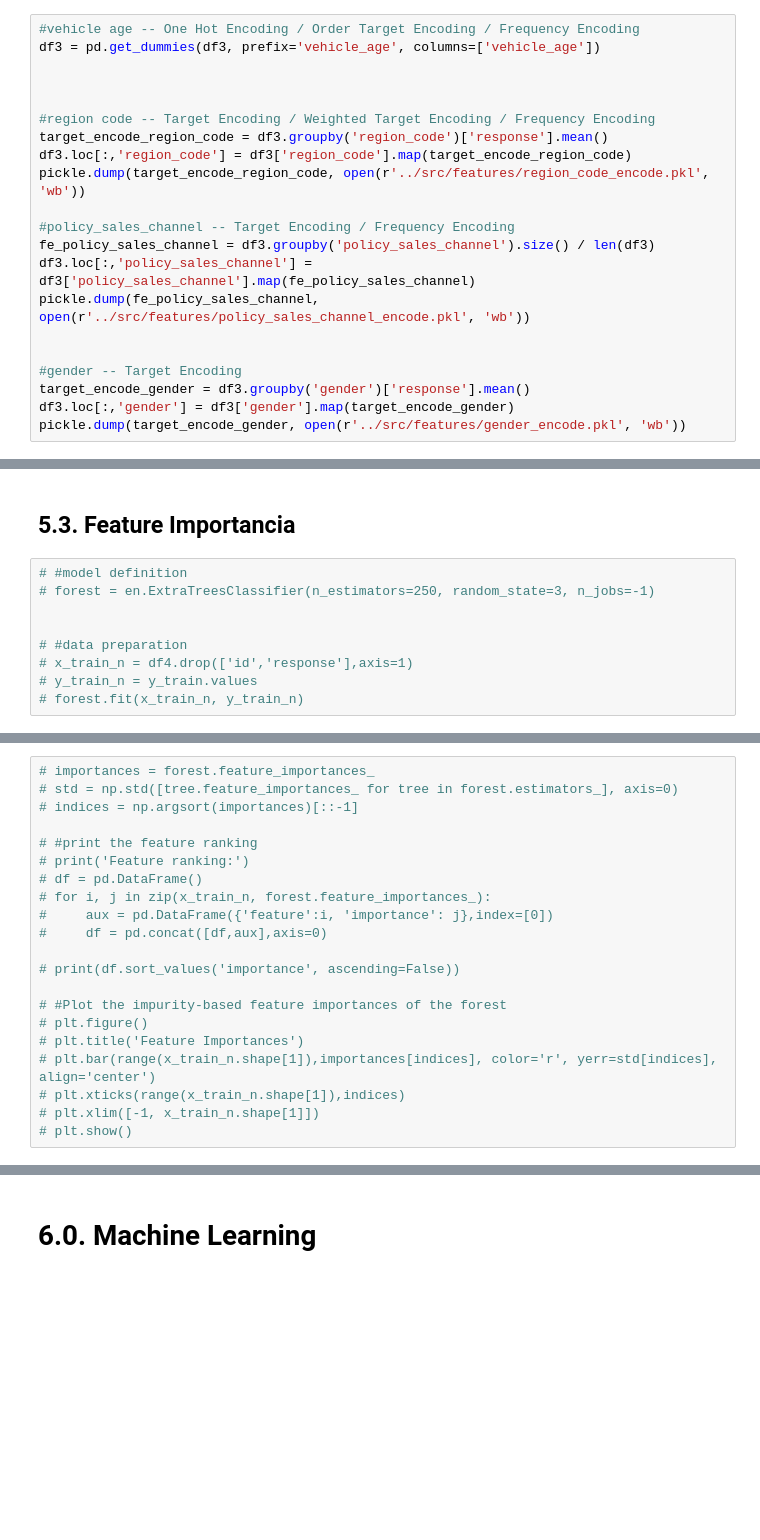
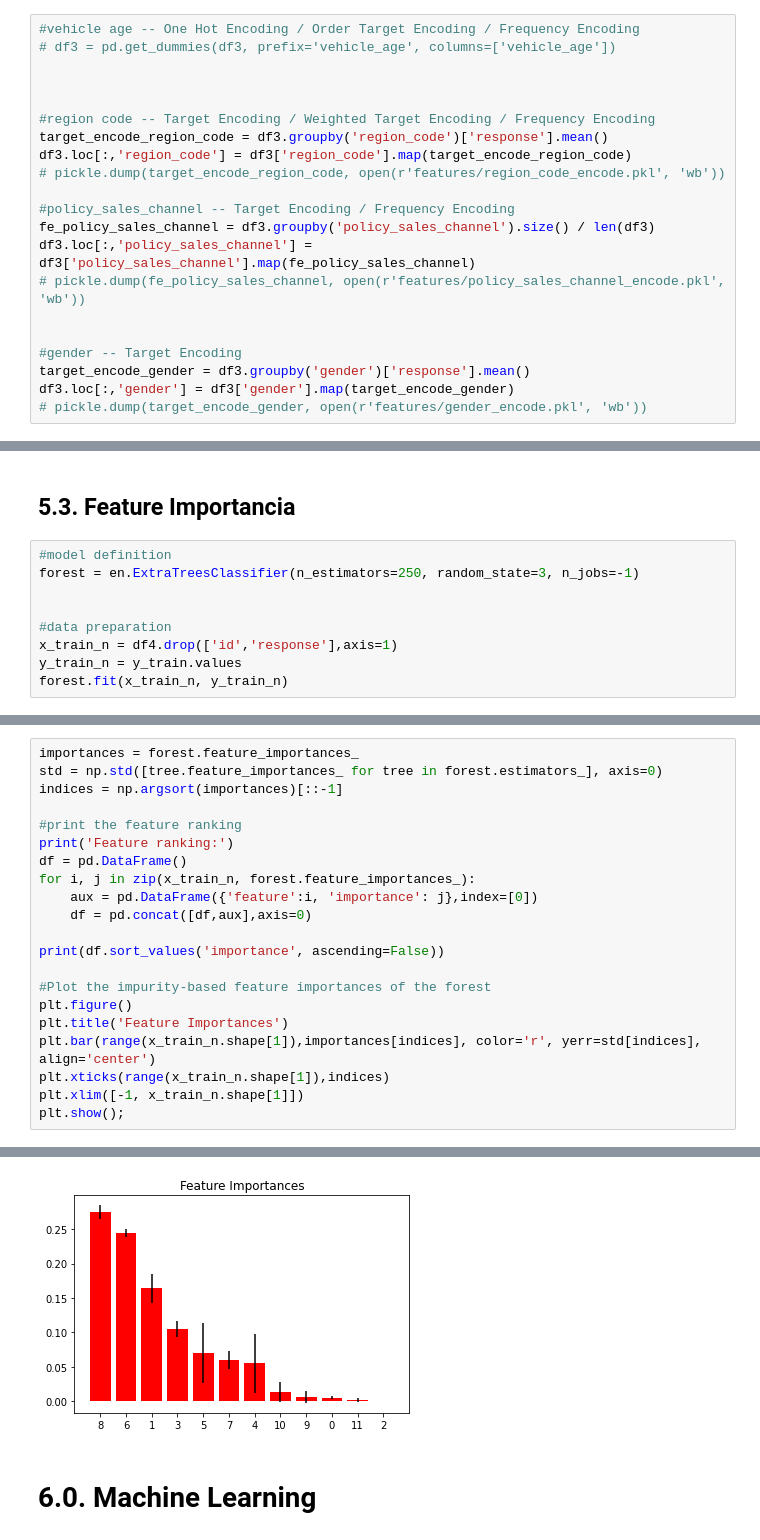
Before and after one commit to heitorfe/health_insurance_cross_sale, a Jupyter notebook: notebooks/health_insurance_cross_sell.1.ipynb, the cells around one changed output, grey strips where cells are left out. Cells and saved outputs as stored; diff of their text form; blank space fills up the shorter version.

```diff
--- a/notebooks/health_insurance_cross_sell.1.ipynb
+++ b/notebooks/health_insurance_cross_sell.1.ipynb
@@ -515,25 +517,25 @@ pickle.dump(mms_vintage, open(r'../src/features/vintage_scaler.pkl', 'wb'))
 ## Encoder
 # %%
 #vehicle age -- One Hot Encoding / Order Target Encoding / Frequency Encoding
-df3 = pd.get_dummies(df3, prefix='vehicle_age', columns=['vehicle_age'])
+# df3 = pd.get_dummies(df3, prefix='vehicle_age', columns=['vehicle_age'])
 
 
 
 #region code -- Target Encoding / Weighted Target Encoding / Frequency Encoding
 target_encode_region_code = df3.groupby('region_code')['response'].mean()
 df3.loc[:,'region_code'] = df3['region_code'].map(target_encode_region_code)
-pickle.dump(target_encode_region_code, open(r'../src/features/region_code_encode.pkl', 'wb'))
+# pickle.dump(target_encode_region_code, open(r'features/region_code_encode.pkl', 'wb'))
 
 #policy_sales_channel -- Target Encoding / Frequency Encoding
 fe_policy_sales_channel = df3.groupby('policy_sales_channel').size() / len(df3)
 df3.loc[:,'policy_sales_channel'] = df3['policy_sales_channel'].map(fe_policy_sales_channel)
-pickle.dump(fe_policy_sales_channel, open(r'../src/features/policy_sales_channel_encode.pkl', 'wb'))
+# pickle.dump(fe_policy_sales_channel, open(r'features/policy_sales_channel_encode.pkl', 'wb'))
 
 
 #gender -- Target Encoding
 target_encode_gender = df3.groupby('gender')['response'].mean()
 df3.loc[:,'gender'] = df3['gender'].map(target_encode_gender)
-pickle.dump(target_encode_gender, open(r'../src/features/gender_encode.pkl', 'wb'))
+# pickle.dump(target_encode_gender, open(r'features/gender_encode.pkl', 'wb'))
 # %% [markdown]
 ## 4.4. Validation Preparation
 # %%
@@ -577,11 +579,11 @@ y_train_n = y_train.values
 # %% [markdown]
 ## 5.3. Feature Importancia
 # %%
-# #model definition
-# forest = en.ExtraTreesClassifier(n_estimators=250, random_state=3, n_jobs=-1)
+#model definition
+forest = en.ExtraTreesClassifier(n_estimators=250, random_state=3, n_jobs=-1)
 
 
-# #data preparation
-# x_train_n = df4.drop(['id','response'],axis=1)
-# y_train_n = y_train.values
-# forest.fit(x_train_n, y_train_n)
+#data preparation
+x_train_n = df4.drop(['id','response'],axis=1)
+y_train_n = y_train.values
+forest.fit(x_train_n, y_train_n)
@@ -588,21 +592,22 @@ y_train_n = y_train.values
 # %%
-# importances = forest.feature_importances_
-# std = np.std([tree.feature_importances_ for tree in forest.estimators_], axis=0)
-# indices = np.argsort(importances)[::-1]
+importances = forest.feature_importances_
+std = np.std([tree.feature_importances_ for tree in forest.estimators_], axis=0)
+indices = np.argsort(importances)[::-1]
 
-# #print the feature ranking
-# print('Feature ranking:')
-# df = pd.DataFrame()
-# for i, j in zip(x_train_n, forest.feature_importances_):
-#     aux = pd.DataFrame({'feature':i, 'importance': j},index=[0])
-#     df = pd.concat([df,aux],axis=0)
+#print the feature ranking
+print('Feature ranking:')
+df = pd.DataFrame()
+for i, j in zip(x_train_n, forest.feature_importances_):
+    aux = pd.DataFrame({'feature':i, 'importance': j},index=[0])
+    df = pd.concat([df,aux],axis=0)
 
-# print(df.sort_values('importance', ascending=False))
+print(df.sort_values('importance', ascending=False))
 
-# #Plot the impurity-based feature importances of the forest
-# plt.figure()
-# plt.title('Feature Importances')
-# plt.bar(range(x_train_n.shape[1]),importances[indices], color='r', yerr=std[indices], align='center')
-# plt.xticks(range(x_train_n.shape[1]),indices)
-# plt.xlim([-1, x_train_n.shape[1]])
-# plt.show()
+#Plot the impurity-based feature importances of the forest
+plt.figure()
+plt.title('Feature Importances')
+plt.bar(range(x_train_n.shape[1]),importances[indices], color='r', yerr=std[indices], align='center')
+plt.xticks(range(x_train_n.shape[1]),indices)
+plt.xlim([-1, x_train_n.shape[1]])
+plt.show();
+# %% [output]
@@ -609,3 +628,4 @@ y_train_n = y_train.values
+[figure, added]
 # %% [markdown]
 # 6.0. Machine Learning
 # %%
```
Also changed, not shown: parts of 5 cells of this notebook.
